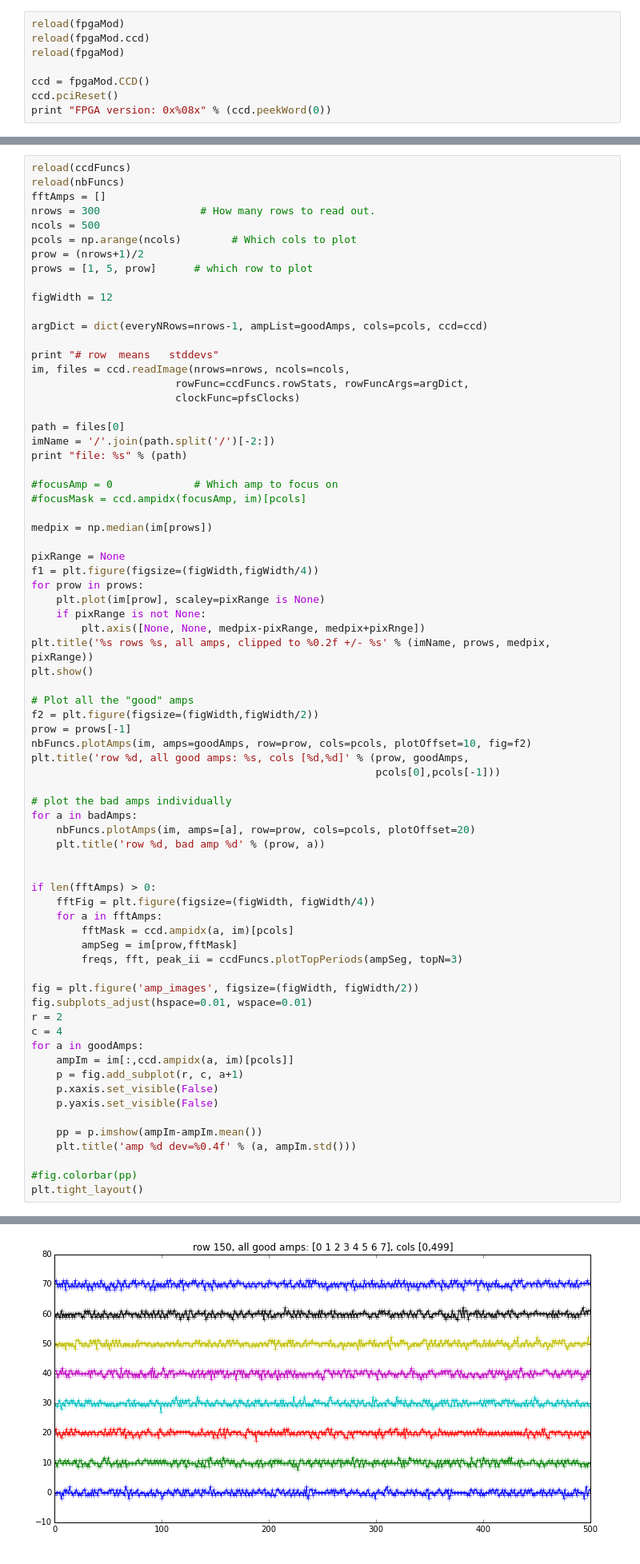
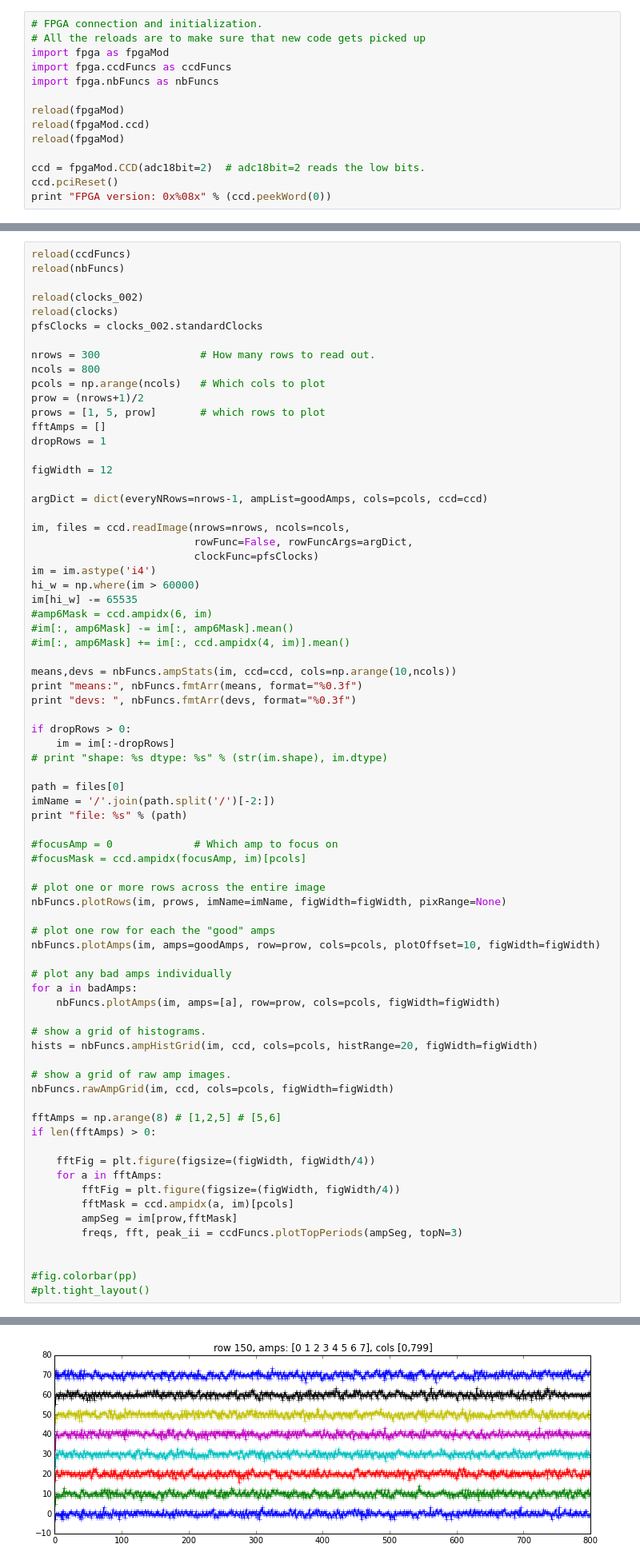
Before and after one commit to Subaru-PFS/ics_xcu_fpga, a Jupyter notebook: notebooks/ccdControl.ipynb, the cells around one changed output, grey strips where cells are left out. Shown at 80% size. Drawn from its saved outputs; the diff is of its cells as text.

```diff
--- a/notebooks/ccdControl.ipynb
+++ b/notebooks/ccdControl.ipynb
@@ -50,9 +42,15 @@ for v in ('3V3M', '3V3', '5VP', '5VN', '5VPpa', '5VNpa', '12VP', '12VN', '24VN',
 # %%
+# FPGA connection and initialization.
+# All the reloads are to make sure that new code gets picked up
+import fpga as fpgaMod
+import fpga.ccdFuncs as ccdFuncs
+import fpga.nbFuncs as nbFuncs
+
 reload(fpgaMod)
 reload(fpgaMod.ccd)
 reload(fpgaMod)
 
-ccd = fpgaMod.CCD()
+ccd = fpgaMod.CCD(adc18bit=2)  # adc18bit=2 reads the low bits.
 ccd.pciReset()
 print "FPGA version: 0x%08x" % (ccd.peekWord(0))
 # %% [output]
@@ -113,21 +173,40 @@ Next cell does a short readout with mean & stddev stats for a few amps, the plot
 # %%
 reload(ccdFuncs)
 reload(nbFuncs)
+
+reload(clocks_002)
+reload(clocks)
+pfsClocks = clocks_002.standardClocks
+
+nrows = 300                # How many rows to read out.
+ncols = 800
+pcols = np.arange(ncols)   # Which cols to plot
+prow = (nrows+1)/2
+prows = [1, 5, prow]       # which rows to plot
 fftAmps = []
-nrows = 300                # How many rows to read out.
-ncols = 500
-pcols = np.arange(ncols)        # Which cols to plot
-prow = (nrows+1)/2
-prows = [1, 5, prow]      # which row to plot
+dropRows = 1
 
 figWidth = 12
 
 argDict = dict(everyNRows=nrows-1, ampList=goodAmps, cols=pcols, ccd=ccd)
 
-print "# row  means   stddevs"
 im, files = ccd.readImage(nrows=nrows, ncols=ncols,
-                       rowFunc=ccdFuncs.rowStats, rowFuncArgs=argDict,
-                       clockFunc=pfsClocks)
+                          rowFunc=False, rowFuncArgs=argDict,
+                          clockFunc=pfsClocks)
+im = im.astype('i4')
+hi_w = np.where(im > 60000)
+im[hi_w] -= 65535
+#amp6Mask = ccd.ampidx(6, im)
+#im[:, amp6Mask] -= im[:, amp6Mask].mean()
+#im[:, amp6Mask] += im[:, ccd.ampidx(4, im)].mean()
+
+means,devs = nbFuncs.ampStats(im, ccd=ccd, cols=np.arange(10,ncols))
+print "means:", nbFuncs.fmtArr(means, format="%0.3f")
+print "devs: ", nbFuncs.fmtArr(devs, format="%0.3f")
+
+if dropRows > 0:
+    im = im[:-dropRows]
+# print "shape: %s dtype: %s" % (str(im.shape), im.dtype)
 
 path = files[0]
 imName = '/'.join(path.split('/')[-2:])
@@ -136,50 +215,33 @@ print "file: %s" % (path)
 #focusAmp = 0             # Which amp to focus on
 #focusMask = ccd.ampidx(focusAmp, im)[pcols]
 
-medpix = np.median(im[prows])
+# plot one or more rows across the entire image
+nbFuncs.plotRows(im, prows, imName=imName, figWidth=figWidth, pixRange=None)
 
-pixRange = None
-f1 = plt.figure(figsize=(figWidth,figWidth/4))
-for prow in prows:
-    plt.plot(im[prow], scaley=pixRange is None)
-    if pixRange is not None:
-        plt.axis([None, None, medpix-pixRange, medpix+pixRnge])
-plt.title('%s rows %s, all amps, clipped to %0.2f +/- %s' % (imName, prows, medpix, pixRange))
-plt.show()
+# plot one row for each the "good" amps
+nbFuncs.plotAmps(im, amps=goodAmps, row=prow, cols=pcols, plotOffset=10, figWidth=figWidth)
 
-# Plot all the "good" amps
-f2 = plt.figure(figsize=(figWidth,figWidth/2))
-prow = prows[-1]
-nbFuncs.plotAmps(im, amps=goodAmps, row=prow, cols=pcols, plotOffset=10, fig=f2)
-plt.title('row %d, all good amps: %s, cols [%d,%d]' % (prow, goodAmps,
-                                                       pcols[0],pcols[-1]))
+# plot any bad amps individually
+for a in badAmps:
+    nbFuncs.plotAmps(im, amps=[a], row=prow, cols=pcols, figWidth=figWidth)
 
-# plot the bad amps individually
-for a in badAmps:
-    nbFuncs.plotAmps(im, amps=[a], row=prow, cols=pcols, plotOffset=20)
-    plt.title('row %d, bad amp %d' % (prow, a))
+# show a grid of histograms.
+hists = nbFuncs.ampHistGrid(im, ccd, cols=pcols, histRange=20, figWidth=figWidth)
 
+# show a grid of raw amp images.
+nbFuncs.rawAmpGrid(im, ccd, cols=pcols, figWidth=figWidth)
 
+fftAmps = np.arange(8) # [1,2,5] # [5,6]
 if len(fftAmps) > 0:
+
     fftFig = plt.figure(figsize=(figWidth, figWidth/4))
     for a in fftAmps:
+        fftFig = plt.figure(figsize=(figWidth, figWidth/4))
         fftMask = ccd.ampidx(a, im)[pcols]
         ampSeg = im[prow,fftMask]
         freqs, fft, peak_ii = ccdFuncs.plotTopPeriods(ampSeg, topN=3)
 
-fig = plt.figure('amp_images', figsize=(figWidth, figWidth/2))
-fig.subplots_adjust(hspace=0.01, wspace=0.01)
-r = 2
-c = 4
-for a in goodAmps:
-    ampIm = im[:,ccd.ampidx(a, im)[pcols]]
-    p = fig.add_subplot(r, c, a+1)
-    p.xaxis.set_visible(False)
-    p.yaxis.set_visible(False)
-
-    pp = p.imshow(ampIm-ampIm.mean())
-    plt.title('amp %d dev=%0.4f' % (a, ampIm.std()))
 
 #fig.colorbar(pp)
-plt.tight_layout()
+#plt.tight_layout()
 # %% [output]
@@ -191 +252 @@ readT=2.34 writeT=0.15
-[figure, old version]
+[figure, new version]
```
Also changed, not shown: parts of 16 cells of this notebook.
